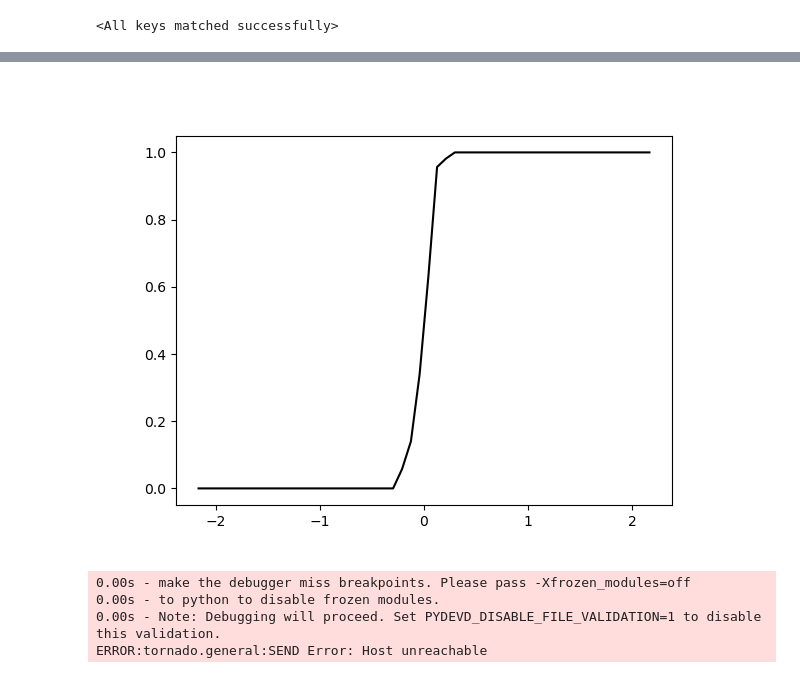
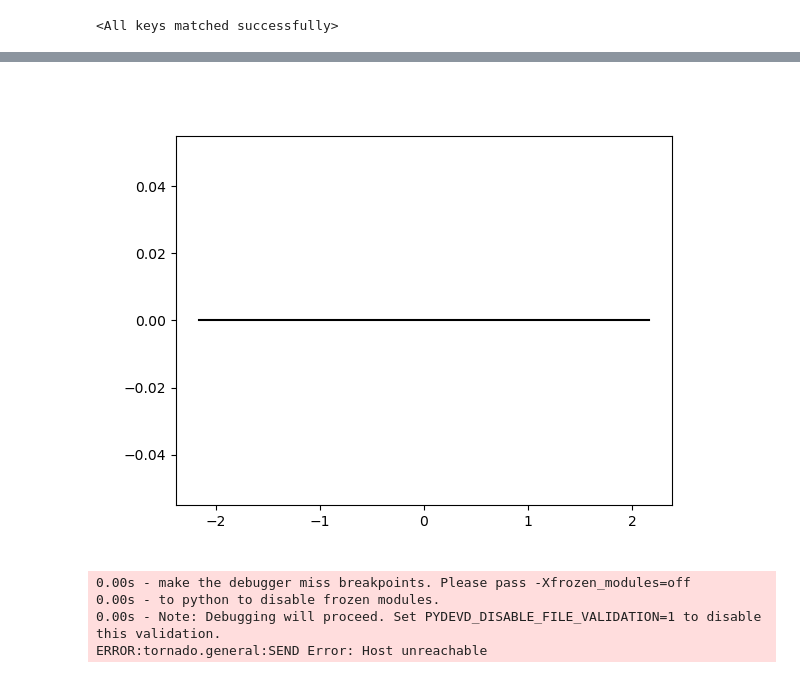
Before and after one commit to landoskape/mcn2024-psets, a Jupyter notebook: intrinsic-excitability/perturb.ipynb, the cells around one changed output, grey strips where cells are left out. Saved outputs shown, nothing was run; the diff lists cells and outputs as text; code cells hidden in the pictures.

Commit message:
testing previous models...

```diff
--- a/intrinsic-excitability/perturb.ipynb
+++ b/intrinsic-excitability/perturb.ipynb
@@ -28,13 +28,16 @@ centers = (edges[1:] + edges[:-1]) / 2
 # %%
 # Load trained model and results
 
-jobid = 9
-model_index = 0
+jobid = 11
+model_index = 1
 model, results = load_job(jobid, model_index=model_index)
 
 args = results["args"]
 task_params = results["task"]
 train_loss = results["train_loss"]
+train_accuracy = results["train_accuracy"]
+train_evidence = results["train_evidence"]
+train_fixation = results["train_fixation"]
 
 task = tasks.ContextualGoNogo(
     args["input_dimensions"],
@@ -67,27 +76,33 @@ net.load_state_dict(model)
 # %%
 pnet = deepcopy(net)
 pnet = pnet.to(device)
 
 #perturb the model
-pnet.hidden_tau.data = pnet.hidden_tau.data + 0.2 * torch.randn_like(pnet.hidden_tau.data) * pnet.hidden_tau.data
+# pnet.hidden_tau.data = pnet.hidden_tau.data + 0.0 * torch.randn_like(pnet.hidden_tau.data) * pnet.hidden_tau.data
 
 X, target, params = task.generate_data(1000, source_floor=0.0)
 s_target = torch.gather(params["s_empirical"], 1, params["context_idx"].unsqueeze(1)).squeeze(1)
 outputs, hidden = pnet(X, return_hidden=True)
 loss = nn.MSELoss(reduction="none")(outputs, target)
 choice, evidence, fixation = task.analyze_response(outputs)
+
+
+choice, evidence, fixation = task.analyze_response(outputs)
+choice_evidence = evidence[:, 1] - evidence[:, 0]
+choice_evidence[params["labels"] == 0] *= -1
+
 
 s_index = torch.bucketize(s_target, edges)
 psycho = torch.zeros(len(centers))
 for i in range(len(centers)):
     if torch.sum(s_index == i) > 0:
         psycho[i] = torch.mean(choice[s_index == i].float())
 
 plt.close('all')
 plt.plot(centers, psycho, c='k', label="data")
 plt.show()
 # %% [output]
-[figure, old version]
+[figure, new version]
 # %%
 perturb_ratios = torch.linspace(0.5, 1, 2)
 num_ratios = len(perturb_ratios)
```
Also changed, not shown: parts of 1 cell of this notebook, 2 other files.
